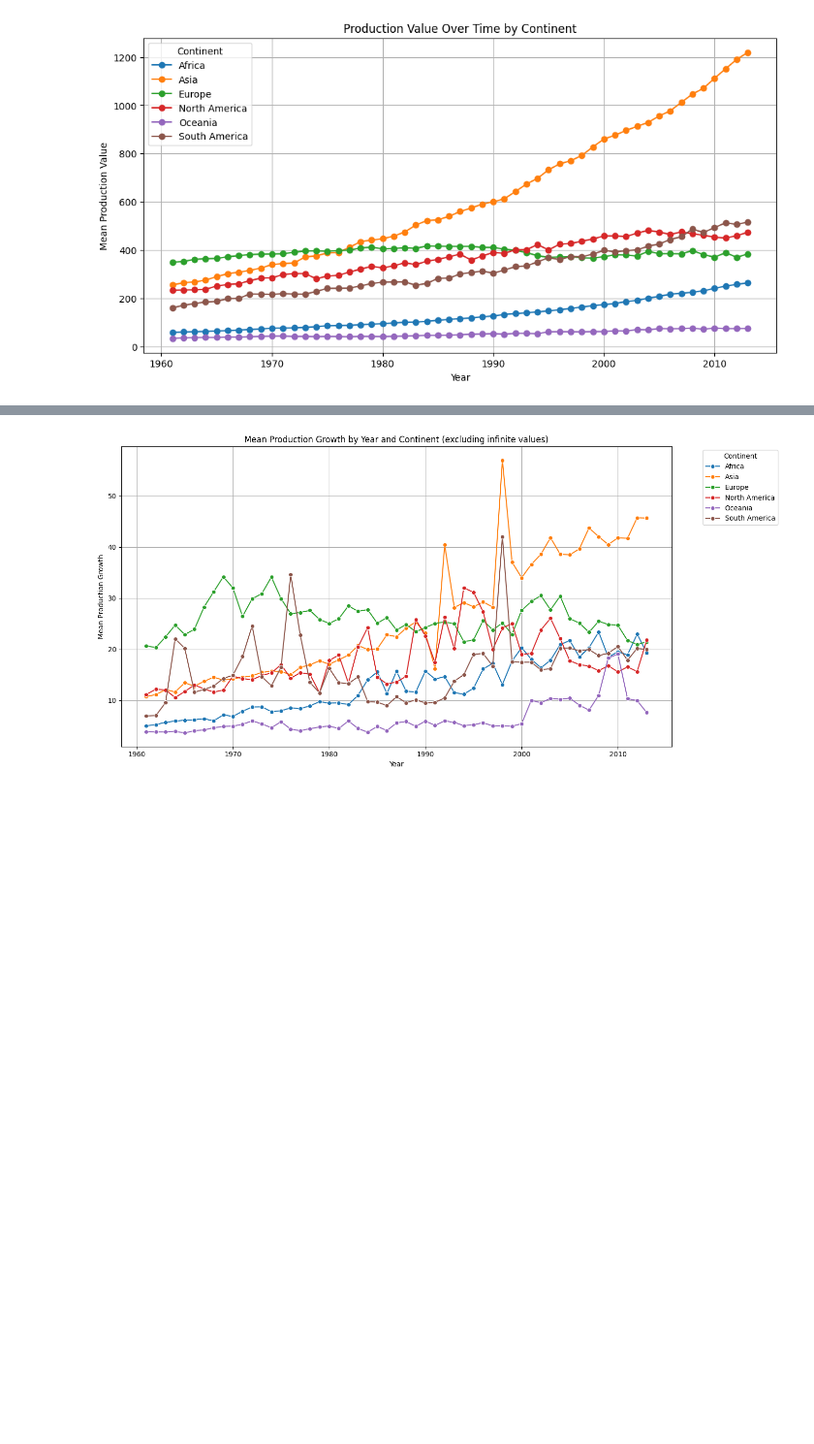
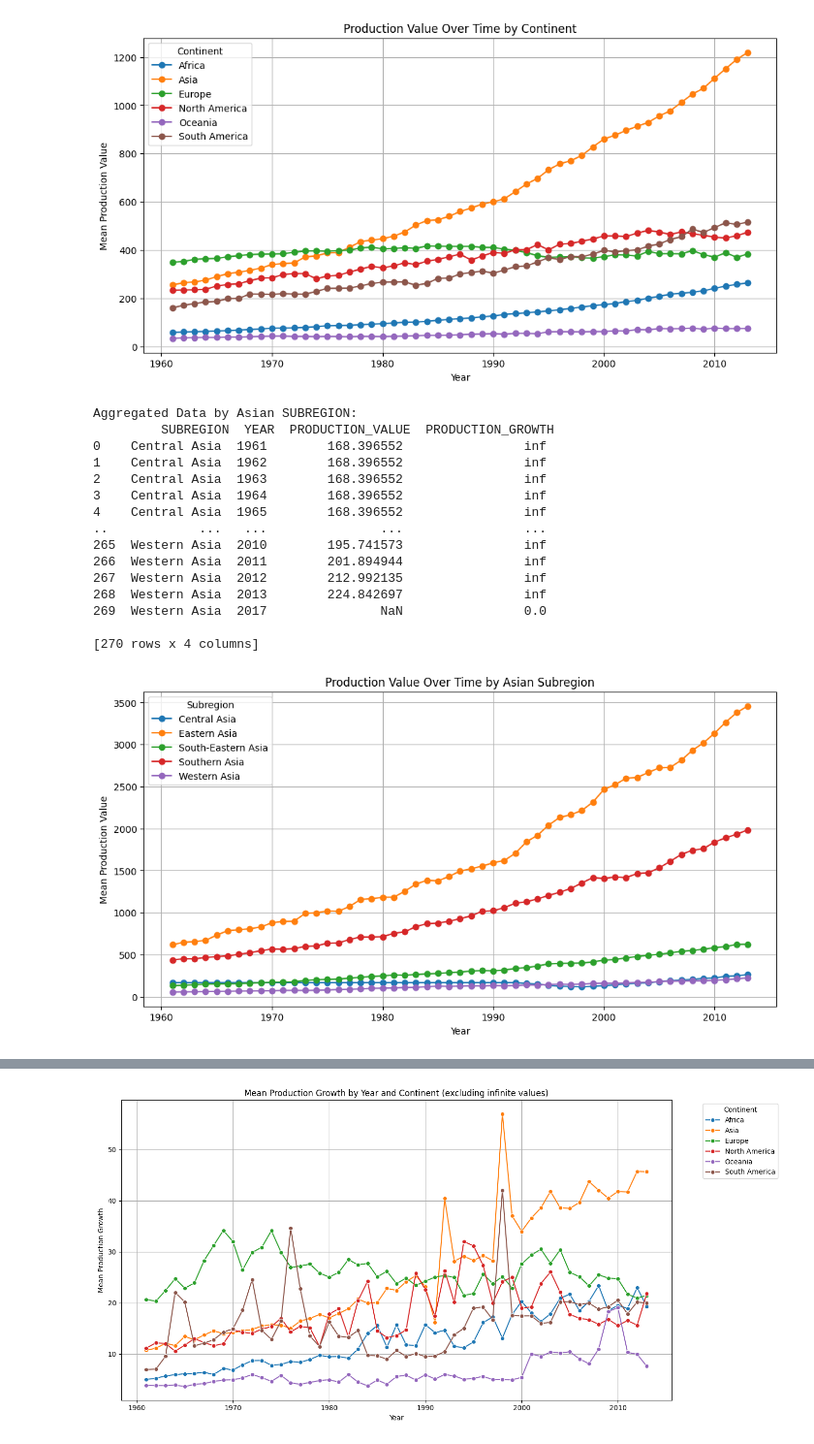
Before and after one commit to Alessa-Gillespie/ASSMT1-GRP3-DATAVIZ, a Jupyter notebook: dataviz_assessment1.ipynb, the cells around one changed output, grey strips where cells are left out. Shown at 97% size. Cells and saved outputs as stored; diff of their text form; code cells hidden in the pictures; blank space fills up the shorter version.

Commit message:
Including World Regions
Added the World Regions column, although the visualization of some data is not complete yet.

```diff
--- a/dataviz_assessment1.ipynb
+++ b/dataviz_assessment1.ipynb
@@ -941,3 +1189,54 @@ Aggregated Data by CONTINENT:
 
 [324 rows x 4 columns]
 [figure]
+# %%
+# Defining a list of Asian subregions according to the UN geoscheme.
+
+asian_subregions = [
+    'Central Asia', 'Eastern Asia', 'South-Eastern Asia',
+    'Southern Asia', 'Western Asia'
+]
+
+# Filter the dataset to include only Asian subregions.
+asian_data = merged_df[merged_df['SUBREGION'].isin(asian_subregions)]
+
+# Group-by operation based on 'YEAR' and 'SUBREGION'.
+grouped_asian_data = asian_data.groupby(['SUBREGION', 'YEAR']).agg({
+    'PRODUCTION_VALUE': 'mean',
+    'PRODUCTION_GROWTH': 'mean'
+}).reset_index()
+
+# Print the aggregated data
+print("Aggregated Data by Asian SUBREGION:\n", grouped_asian_data)
+
+# Visualize
+# Plotting trends over time for 'PRODUCTION_VALUE'
+plt.figure(figsize=(12, 6))
+for subregion in grouped_asian_data['SUBREGION'].unique():
+    plt.plot(grouped_asian_data[grouped_asian_data['SUBREGION'] == subregion]['YEAR'],
+             grouped_asian_data[grouped_asian_data['SUBREGION'] == subregion]['PRODUCTION_VALUE'],
+             marker='o', label=subregion)
+
+plt.title('Production Value Over Time by Asian Subregion')
+plt.xlabel('Year')
+plt.ylabel('Mean Production Value')
+plt.legend(title='Subregion')
+plt.grid(True)
+plt.show()
+# %% [output]
+Aggregated Data by Asian SUBREGION:
+         SUBREGION  YEAR  PRODUCTION_VALUE  PRODUCTION_GROWTH
+0    Central Asia  1961        168.396552                inf
+1    Central Asia  1962        168.396552                inf
+2    Central Asia  1963        168.396552                inf
+3    Central Asia  1964        168.396552                inf
+4    Central Asia  1965        168.396552                inf
+..            ...   ...               ...                ...
+265  Western Asia  2010        195.741573                inf
+266  Western Asia  2011        201.894944                inf
+267  Western Asia  2012        212.992135                inf
+268  Western Asia  2013        224.842697                inf
+269  Western Asia  2017               NaN                0.0
+
+[270 rows x 4 columns]
+[figure, added]
```
Also changed, not shown: parts of 13 cells of this notebook.
